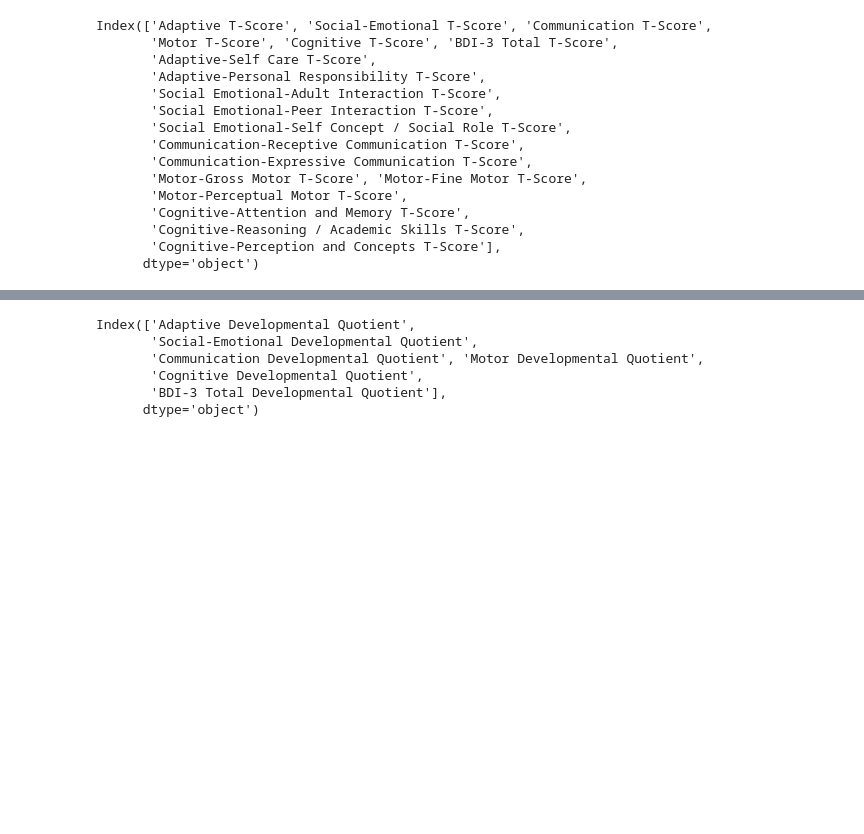
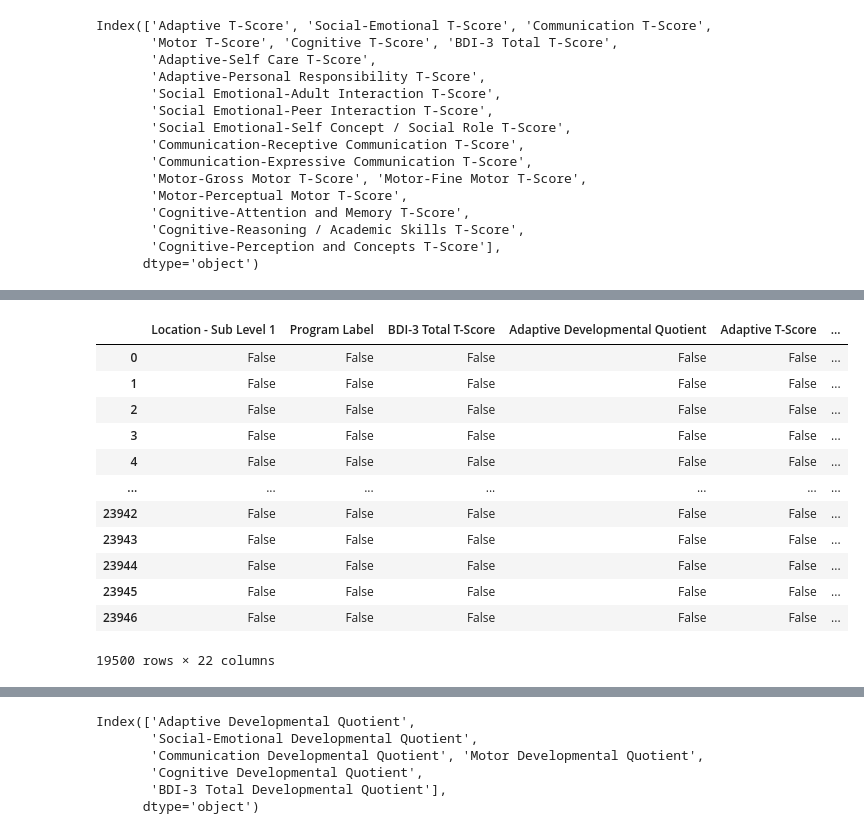
Before and after one commit to NSS-Data-Analytics-Cohort-10/teis-bullmastiff, a Jupyter notebook: notebooks/TEIS BDI.ipynb, the cells around one changed output, grey strips where cells are left out. Saved outputs shown, nothing was run; the diff lists cells and outputs as text; code cells hidden in the pictures; blank space fills up the shorter version.

```diff
--- a/notebooks/TEIS BDI.ipynb
+++ b/notebooks/TEIS BDI.ipynb
@@ -209,0 +212,17 @@ tscore_pattern
+# %%
+missing_valuess = tscore_pattern2.isnull()
+missing_valuess
+# %% [output]
+|  | Location - Sub Level 1 | Program Label | BDI-3 Total T-Score | Adaptive Developmental Quotient | Adaptive T-Score | ... |
+| 0 | False | False | False | False | False | ... |
+| 1 | False | False | False | False | False | ... |
+| 2 | False | False | False | False | False | ... |
+| 3 | False | False | False | False | False | ... |
+| 4 | False | False | False | False | False | ... |
+| ... | ... | ... | ... | ... | ... | ... |
+| 23942 | False | False | False | False | False | ... |
+| 23943 | False | False | False | False | False | ... |
+| 23944 | False | False | False | False | False | ... |
+| 23945 | False | False | False | False | False | ... |
+| 23946 | False | False | False | False | False | ... |
+19500 rows × 22 columns
```
Also changed, not shown: parts of 31 cells of this notebook.
